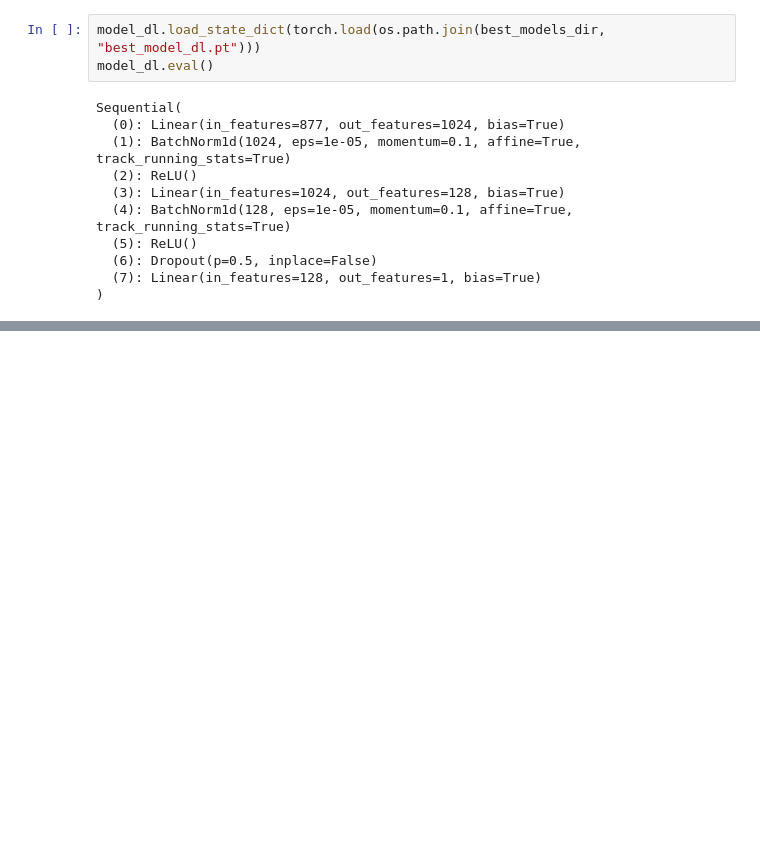
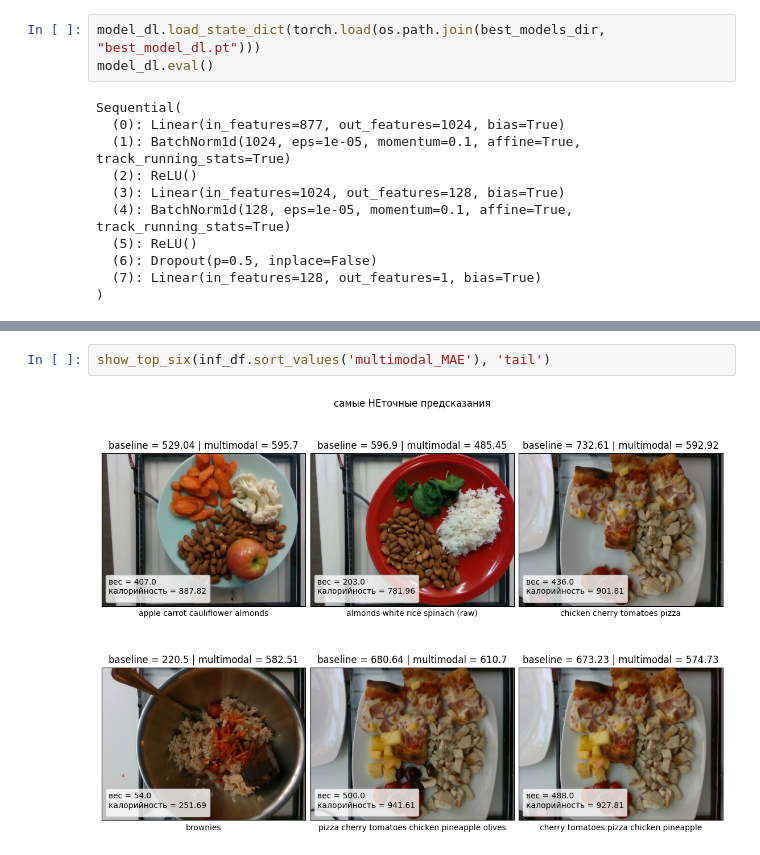
Before and after one commit to SanSanychSeva/Yandex_Practicum_DL_Engineer_2026_stream4, a Jupyter notebook: stream4_handson_project.ipynb, the cells around one changed output, grey strips where cells are left out. Drawn from its saved outputs; the diff is of its cells as text; blank space fills up the shorter version.

```diff
--- a/stream4_handson_project.ipynb
+++ b/stream4_handson_project.ipynb
@@ -744,0 +873,4 @@ Sequential(
+# %%
+show_top_six(inf_df.sort_values('multimodal_MAE'), 'tail')
+# %% [output]
+[figure, added]
```
Also changed, not shown: parts of 35 cells of this notebook, 2 other files.
